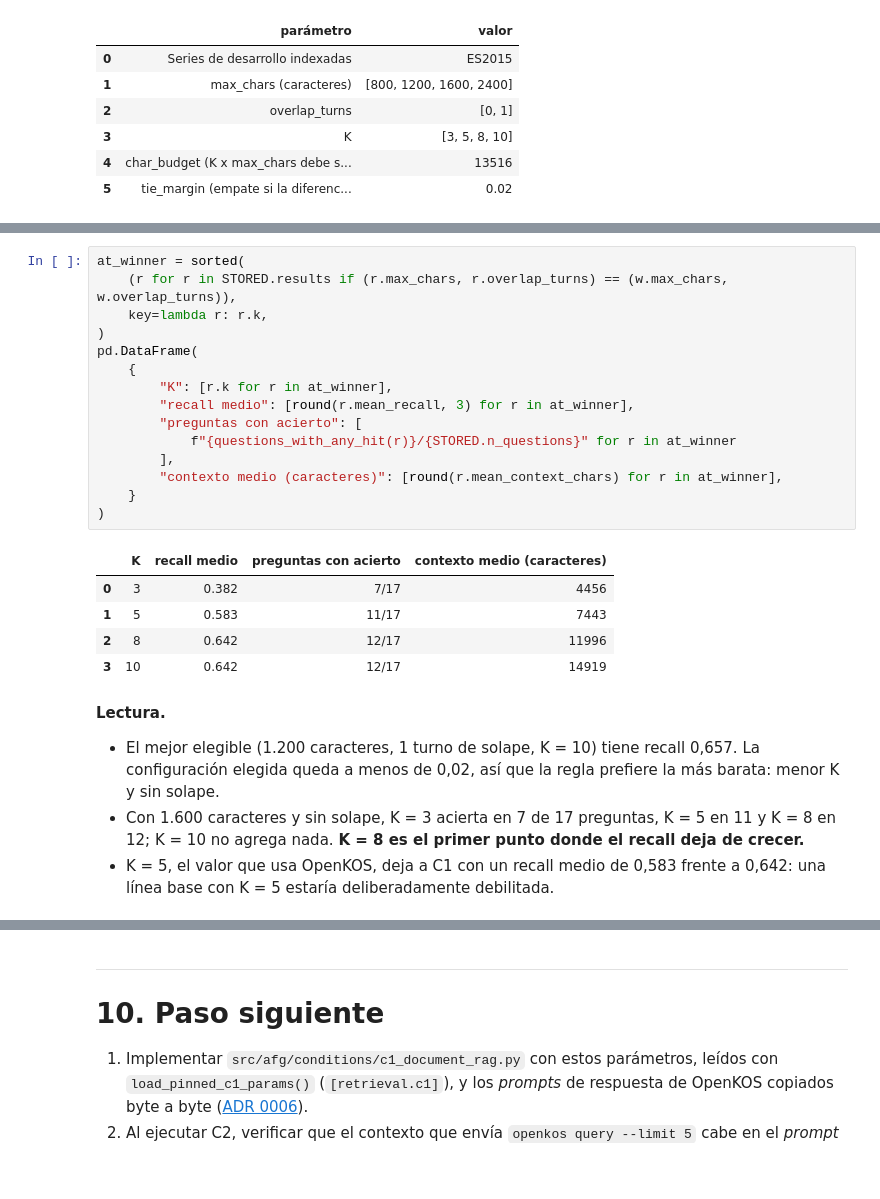
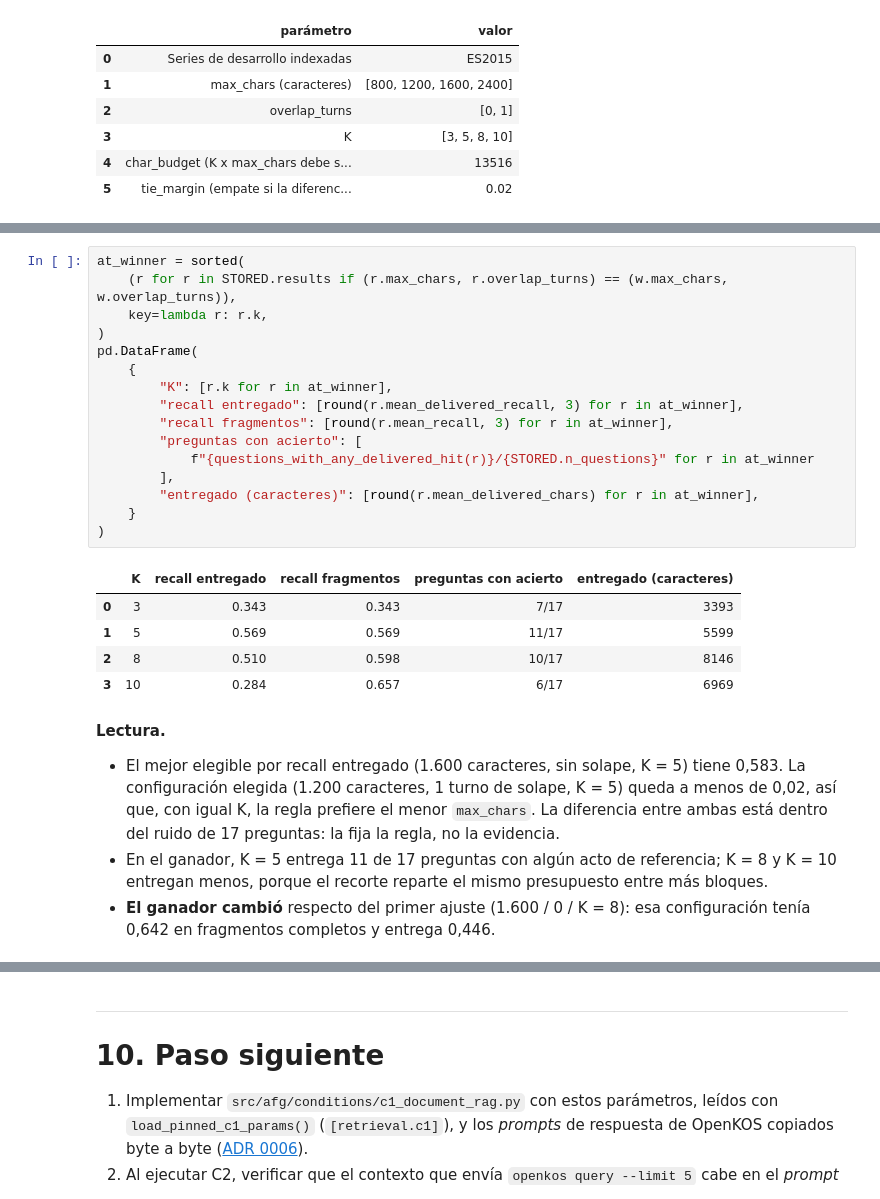
Before and after one commit to jasonssdev/mcd-afg, a Jupyter notebook: notebooks/06-jss-ajuste-c1.ipynb, the cells around one changed output, grey strips where cells are left out. Cells and saved outputs as stored; diff of their text form; blank space fills up the shorter version.

```diff
--- a/notebooks/06-jss-ajuste-c1.ipynb
+++ b/notebooks/06-jss-ajuste-c1.ipynb
@@ -312,34 +351,36 @@ Fijado en [retrieval.c1]: max_chars=1600, overlap_turns=0, K=8
 # %%
 at_winner = sorted(
     (r for r in STORED.results if (r.max_chars, r.overlap_turns) == (w.max_chars, w.overlap_turns)),
     key=lambda r: r.k,
 )
 pd.DataFrame(
     {
         "K": [r.k for r in at_winner],
-        "recall medio": [round(r.mean_recall, 3) for r in at_winner],
+        "recall entregado": [round(r.mean_delivered_recall, 3) for r in at_winner],
+        "recall fragmentos": [round(r.mean_recall, 3) for r in at_winner],
         "preguntas con acierto": [
-            f"{questions_with_any_hit(r)}/{STORED.n_questions}" for r in at_winner
+            f"{questions_with_any_delivered_hit(r)}/{STORED.n_questions}" for r in at_winner
         ],
-        "contexto medio (caracteres)": [round(r.mean_context_chars) for r in at_winner],
+        "entregado (caracteres)": [round(r.mean_delivered_chars) for r in at_winner],
     }
 )
 # %% [output]
-|  | K | recall medio | preguntas con acierto | contexto medio (caracteres) |
-| 0 | 3 | 0.382 | 7/17 | 4456 |
-| 1 | 5 | 0.583 | 11/17 | 7443 |
-| 2 | 8 | 0.642 | 12/17 | 11996 |
-| 3 | 10 | 0.642 | 12/17 | 14919 |
+|  | K | recall entregado | recall fragmentos | preguntas con acierto | entregado (caracteres) |
+| 0 | 3 | 0.343 | 0.343 | 7/17 | 3393 |
+| 1 | 5 | 0.569 | 0.569 | 11/17 | 5599 |
+| 2 | 8 | 0.510 | 0.598 | 10/17 | 8146 |
+| 3 | 10 | 0.284 | 0.657 | 6/17 | 6969 |
 # %% [markdown]
 **Lectura.**
 
-- El mejor elegible (1.200 caracteres, 1 turno de solape, K = 10) tiene recall 0,657. La
-  configuración elegida queda a menos de 0,02, así que la regla prefiere la más barata:
-  menor K y sin solape.
-- Con 1.600 caracteres y sin solape, K = 3 acierta en 7 de 17 preguntas, K = 5 en 11 y K = 8
-  en 12; K = 10 no agrega nada. **K = 8 es el primer punto donde el recall deja de crecer.**
-- K = 5, el valor que usa OpenKOS, deja a C1 con un recall medio de 0,583 frente a 0,642: una
-  línea base con K = 5 estaría deliberadamente debilitada.
+- El mejor elegible por recall entregado (1.600 caracteres, sin solape, K = 5) tiene 0,583. La
+  configuración elegida (1.200 caracteres, 1 turno de solape, K = 5) queda a menos de 0,02,
+  así que, con igual K, la regla prefiere el menor `max_chars`. La diferencia entre ambas está
+  dentro del ruido de 17 preguntas: la fija la regla, no la evidencia.
+- En el ganador, K = 5 entrega 11 de 17 preguntas con algún acto de referencia; K = 8 y K = 10
+  entregan menos, porque el recorte reparte el mismo presupuesto entre más bloques.
+- **El ganador cambió** respecto del primer ajuste (1.600 / 0 / K = 8): esa configuración
+  tenía 0,642 en fragmentos completos y entrega 0,446.
 # %% [markdown]
 ---
 
```
Also changed, not shown: parts of 18 cells of this notebook, 10 other files.
